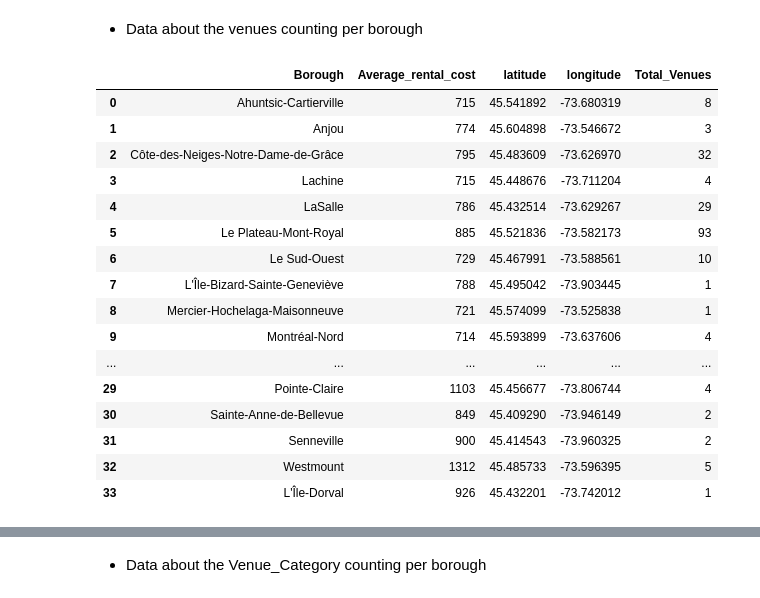
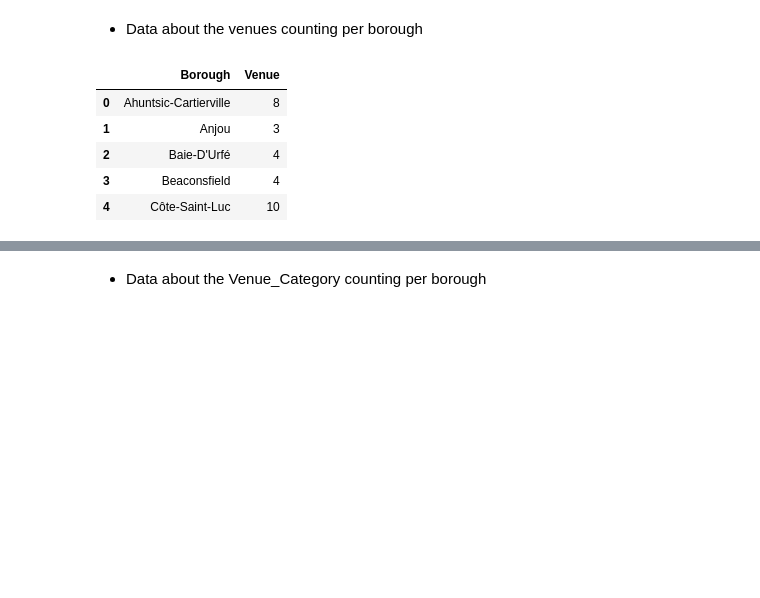
Before and after one commit to Desperados113/Capstone-Projetc, a Jupyter notebook: Capstone_Project3.ipynb, the cells around one changed output, grey strips where cells are left out. Drawn from its saved outputs; the diff is of its cells as text; code cells hidden in the pictures; blank space fills up the shorter version.

```diff
--- a/Capstone_Project3.ipynb
+++ b/Capstone_Project3.ipynb
@@ -325,29 +270,14 @@ df_mtl_venues_global.Venue_Category.nunique()
 # %%
 #Getting the number of venues within each borough
 df_mtl_venues=pd.DataFrame(df_mtl_venues_global.groupby('Borough').Venue.count())
 
 #Converting the index into a column
 df_mtl_venues.reset_index(inplace=True)
-df_mtl_venues = df_mtl_venues.rename(columns = {'index':'Borough', 'Venue':'Total_Venues'})
-
-#Merge the Total_Venues column data to the dataframe df_mtl
-df_mtl=pd.merge(df_mtl,df_mtl_venues, left_on='Borough', right_on='Borough')
-df_mtl
+df_mtl_venues.head()
 # %% [output]
-|  | Borough | Average_rental_cost | latitude | longitude | Total_Venues |
-| 0 | Ahuntsic-Cartierville | 715 | 45.541892 | -73.680319 | 8 |
-| 1 | Anjou | 774 | 45.604898 | -73.546672 | 3 |
-| 2 | Côte-des-Neiges-Notre-Dame-de-Grâce | 795 | 45.483609 | -73.626970 | 32 |
-| 3 | Lachine | 715 | 45.448676 | -73.711204 | 4 |
-| 4 | LaSalle | 786 | 45.432514 | -73.629267 | 29 |
-| 5 | Le Plateau-Mont-Royal | 885 | 45.521836 | -73.582173 | 93 |
-| 6 | Le Sud-Ouest | 729 | 45.467991 | -73.588561 | 10 |
-| 7 | L'Île-Bizard-Sainte-Geneviève | 788 | 45.495042 | -73.903445 | 1 |
-| 8 | Mercier-Hochelaga-Maisonneuve | 721 | 45.574099 | -73.525838 | 1 |
-| 9 | Montréal-Nord | 714 | 45.593899 | -73.637606 | 4 |
-| ... | ... | ... | ... | ... | ... |
-| 29 | Pointe-Claire | 1103 | 45.456677 | -73.806744 | 4 |
-| 30 | Sainte-Anne-de-Bellevue | 849 | 45.409290 | -73.946149 | 2 |
-| 31 | Senneville | 900 | 45.414543 | -73.960325 | 2 |
-| 32 | Westmount | 1312 | 45.485733 | -73.596395 | 5 |
-| 33 | L'Île-Dorval | 926 | 45.432201 | -73.742012 | 1 |
+|  | Borough | Venue |
+| 0 | Ahuntsic-Cartierville | 8 |
+| 1 | Anjou | 3 |
+| 2 | Baie-D'Urfé | 4 |
+| 3 | Beaconsfield | 4 |
+| 4 | Côte-Saint-Luc | 10 |
```
Also changed, not shown: parts of 67 cells of this notebook.
